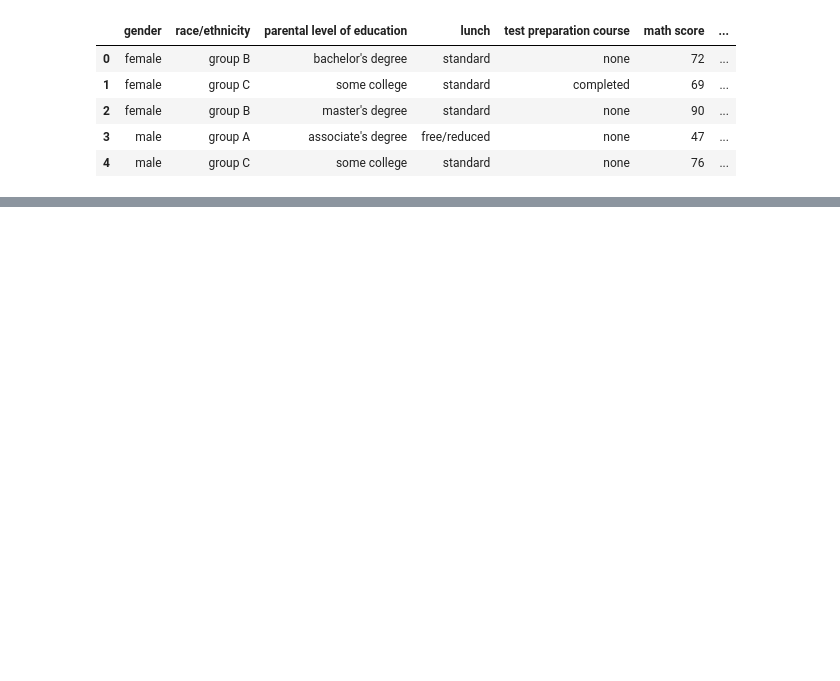
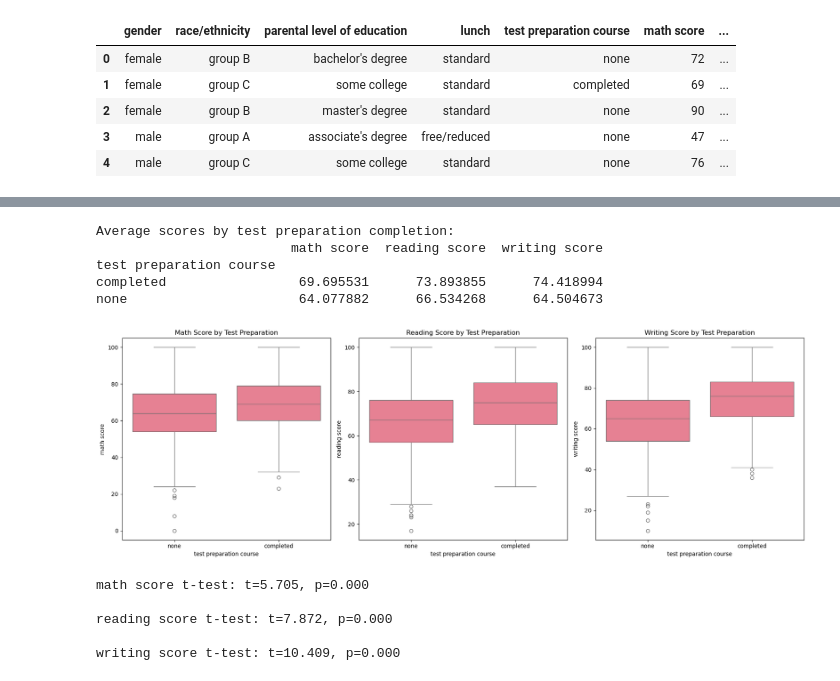
Before and after one commit to kareemtaha3/students_performance_analysis, a Jupyter notebook: notebooks/SPA_V1.ipynb, the cells around one changed output, grey strips where cells are left out. Cells and saved outputs as stored; diff of their text form; code cells hidden in the pictures; blank space fills up the shorter version.

```diff
--- a/notebooks/SPA_V1.ipynb
+++ b/notebooks/SPA_V1.ipynb
@@ -15,0 +354,40 @@ df.head()
+# %%
+prep_groups = df.groupby('test preparation course')[['math score', 'reading score', 'writing score']].mean()
+print("Average scores by test preparation completion:")
+print(prep_groups)
+# %% [output]
+Average scores by test preparation completion:
+                         math score  reading score  writing score
+test preparation course
+completed                 69.695531      73.893855      74.418994
+none                      64.077882      66.534268      64.504673
+# %%
+fig, axes = plt.subplots(1, 3, figsize=(18, 6))
+
+sns.boxplot(data=df, x='test preparation course', y='math score', ax=axes[0])
+axes[0].set_title('Math Score by Test Preparation')
+
+sns.boxplot(data=df, x='test preparation course', y='reading score', ax=axes[1])
+axes[1].set_title('Reading Score by Test Preparation')
+
+sns.boxplot(data=df, x='test preparation course', y='writing score', ax=axes[2])
+axes[2].set_title('Writing Score by Test Preparation')
+
+plt.tight_layout()
+plt.show()
+# %% [output]
+[figure, added]
+# %%
+
+completed = df[df['test preparation course'] == 'completed']
+none = df[df['test preparation course'] == 'none']
+
+for subject in ['math score', 'reading score', 'writing score']:
+    t_stat, p_value = stats.ttest_ind(completed[subject], none[subject])
+    print(f"\n{subject} t-test: t={t_stat:.3f}, p={p_value:.3f}")
+# %% [output]
+math score t-test: t=5.705, p=0.000
+
+reading score t-test: t=7.872, p=0.000
+
+writing score t-test: t=10.409, p=0.000
```
Also changed, not shown: parts of 35 cells of this notebook.
